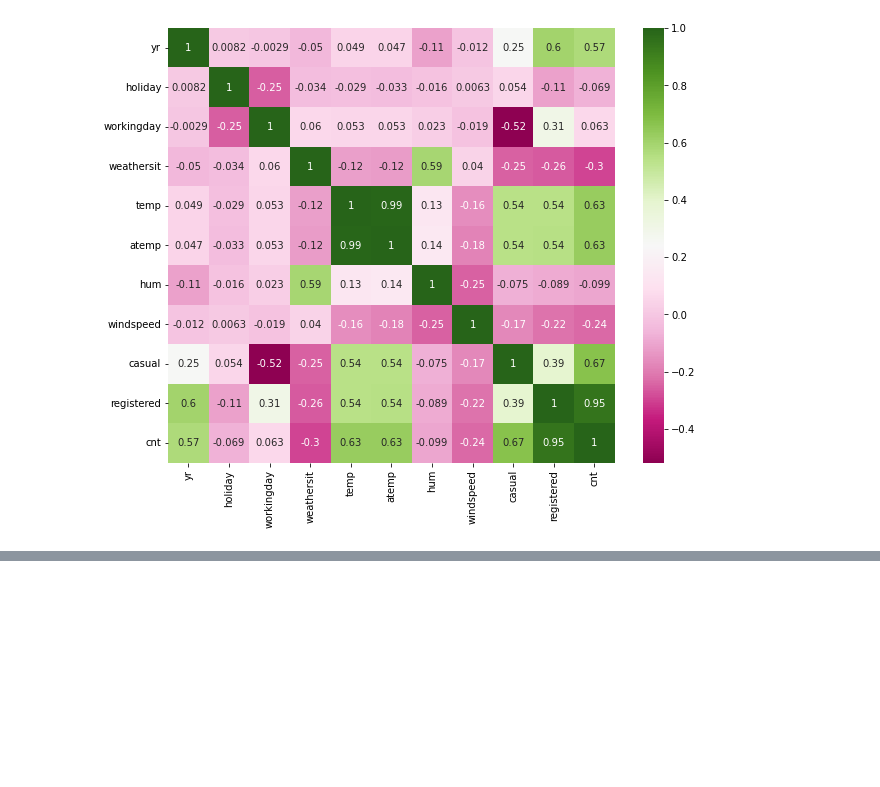
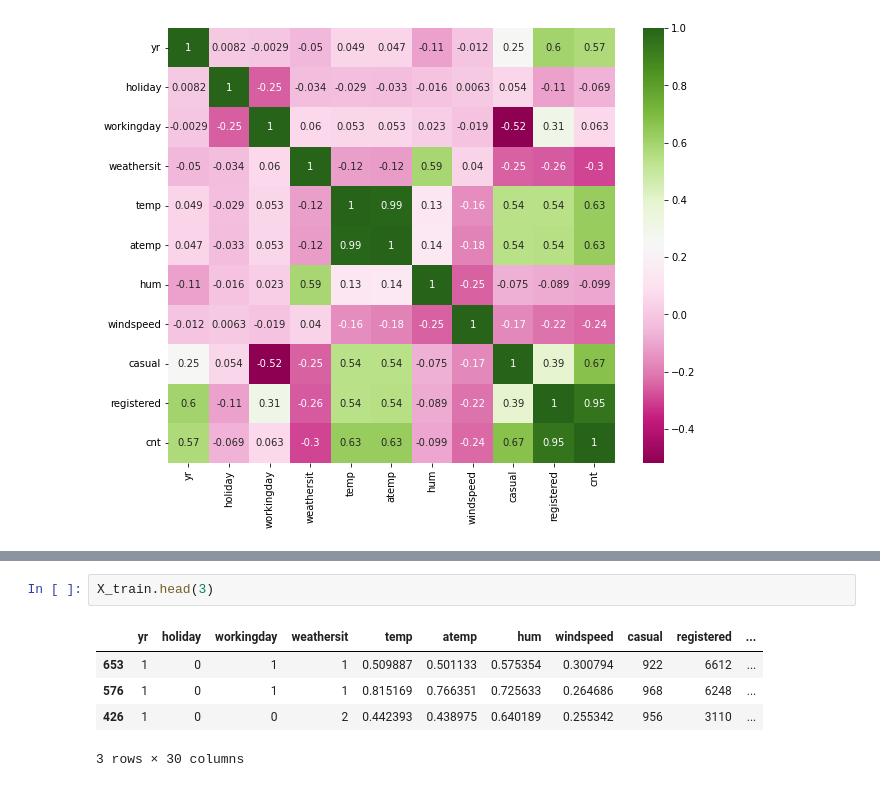
Before and after one commit to MrChetanDesai/Linear_Regression_Assignment, a Jupyter notebook: data_processing_modeling.ipynb, the cells around one changed output, grey strips where cells are left out. Drawn from its saved outputs; the diff is of its cells as text; blank space fills up the shorter version.

```diff
--- a/data_processing_modeling.ipynb
+++ b/data_processing_modeling.ipynb
@@ -246,0 +286,8 @@ X_test.shape
+# %%
+X_train.head(3)
+# %% [output]
+|  | yr | holiday | workingday | weathersit | temp | atemp | hum | windspeed | casual | registered | ... |
+| 653 | 1 | 0 | 1 | 1 | 0.509887 | 0.501133 | 0.575354 | 0.300794 | 922 | 6612 | ... |
+| 576 | 1 | 0 | 1 | 1 | 0.815169 | 0.766351 | 0.725633 | 0.264686 | 968 | 6248 | ... |
+| 426 | 1 | 0 | 0 | 2 | 0.442393 | 0.438975 | 0.640189 | 0.255342 | 956 | 3110 | ... |
+3 rows × 30 columns
```
Also changed, not shown: parts of 25 cells of this notebook.
